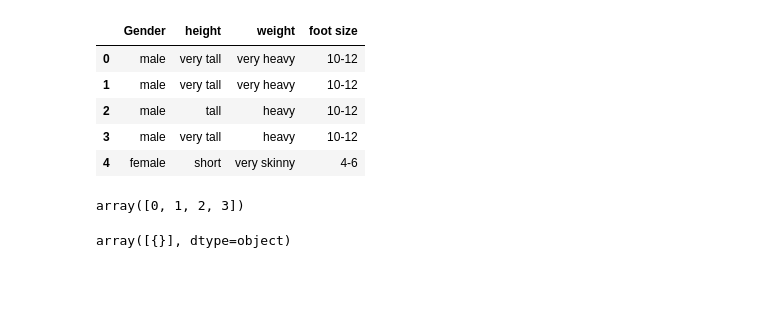
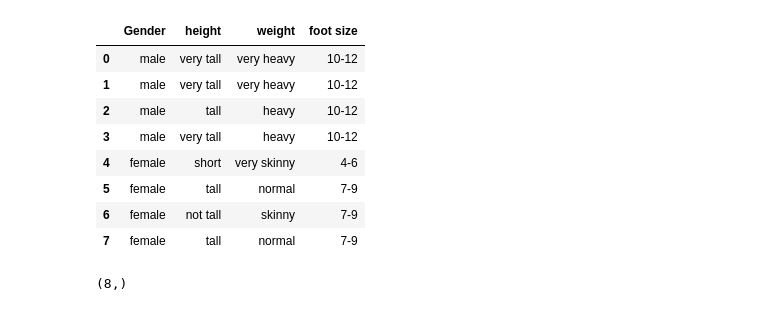
Before and after one commit to gabrielilharco/ctc17-project3, a Jupyter notebook: src/naive_bayes_test.ipynb, the cells around one changed output. Cells and saved outputs as stored; diff of their text form; code cells hidden in the pictures; blank space fills up the shorter version.

```diff
--- a/src/naive_bayes_test.ipynb
+++ b/src/naive_bayes_test.ipynb
@@ -5,25 +5,22 @@ import numpy as np
 DATA_PATH = '../data'
 df = pd.read_csv(DATA_PATH + '/test_data.txt', delimiter='\t')
 # %%
-df.head(5)
+df.head(10)
 # %% [output]
 |  | Gender | height | weight | foot size |
 | 0 | male | very tall | very heavy | 10-12 |
 | 1 | male | very tall | very heavy | 10-12 |
 | 2 | male | tall | heavy | 10-12 |
 | 3 | male | very tall | heavy | 10-12 |
 | 4 | female | short | very skinny | 4-6 |
+| 5 | female | tall | normal | 7-9 |
+| 6 | female | not tall | skinny | 7-9 |
+| 7 | female | tall | normal | 7-9 |
 # %%
 df['Gender'] = df['Gender'].apply(lambda x: 0 if x == 'male' else 1)
 
 X = df[['height', 'weight', 'foot size']].values
 y = df['Gender'].values
+np.shape(y)
+# %% [output]
+(8,)
-# %%
-#Some testing
-a = np.array([0,1,1,2,2,3])
-np.unique(a)
-
-#b = len(np.extract(a == 3, a))
-#b
-# %% [output]
-array([0, 1, 2, 3])
@@ -61,12 +26,0 @@ class NaiveBayesClassifier(object):
-# %%
-a = [[1,2,3],[5,2,3]]
-np.shape(a)[0]
-
-np.array([{}, {}])
-
-#a = np.append(a, [[1,2,3]], axis=1)
-a = [1,2,3]
-a = np.full(1, {}, dtype=dict)
-a
-# %% [output]
-array([{}], dtype=object)
```
Also changed, not shown: parts of 4 cells of this notebook, 4 other files.
